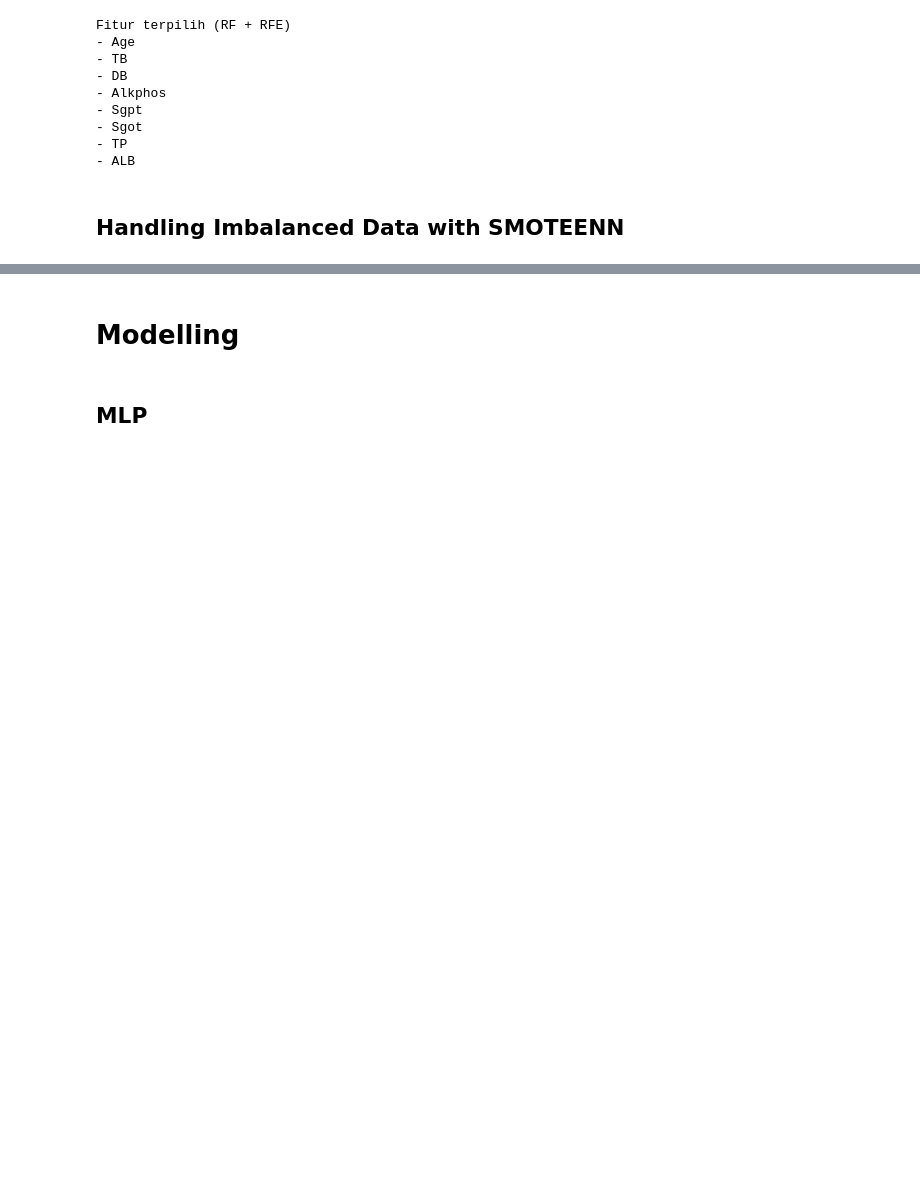
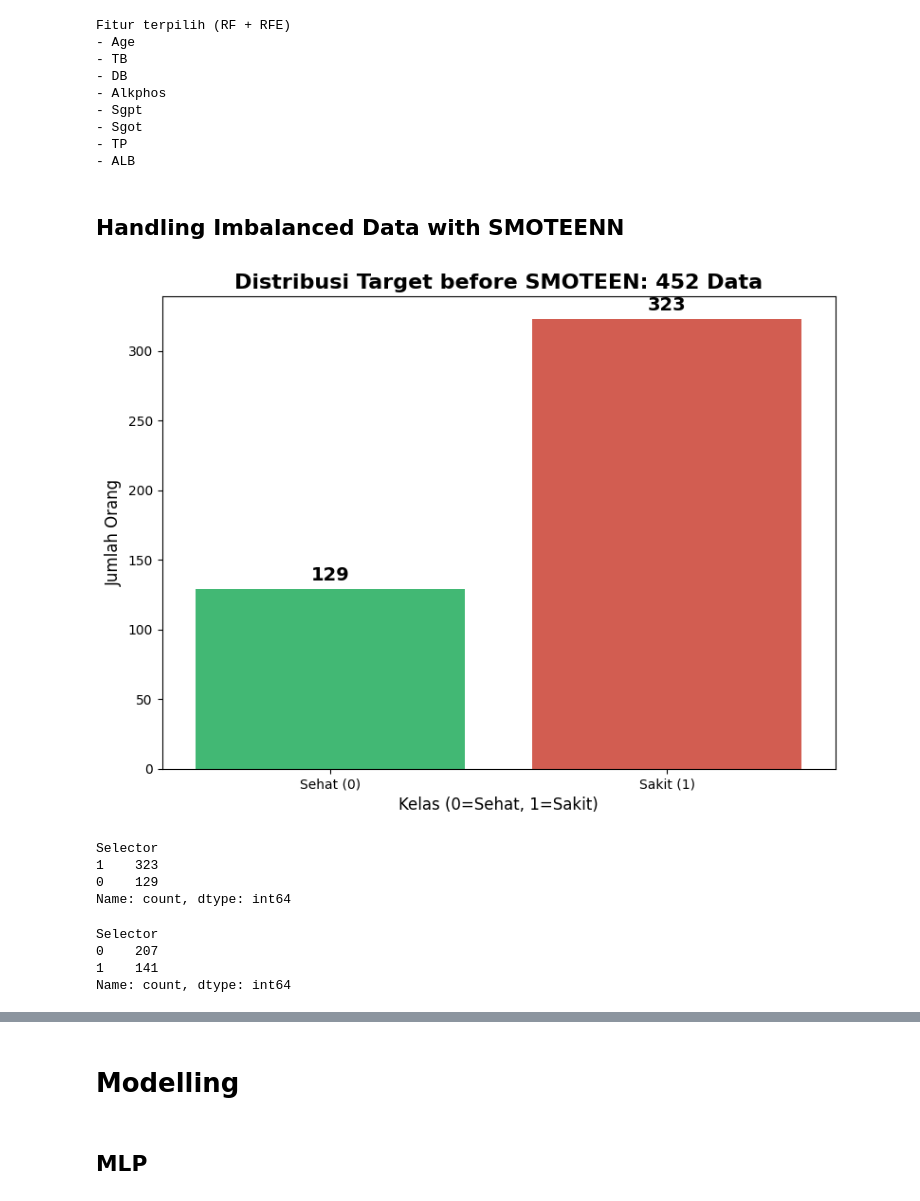
Before and after one commit to farizarvin/liver-disease-analysis, a Jupyter notebook: notebook.ipynb, the cells around one changed output, grey strips where cells are left out. Drawn from its saved outputs; the diff is of its cells as text; code cells hidden in the pictures; blank space fills up the shorter version.

Commit message:
visualisasi effect smoteen

```diff
--- a/notebook.ipynb
+++ b/notebook.ipynb
@@ -235,6 +235,45 @@ X_train_selected = X_train_scaled[selected_features_rf]
 X_test_selected = X_test_scaled[selected_features_rf]
 # %% [markdown]
 ## Handling Imbalanced Data with SMOTEENN
+# %%
+counts = y_train.value_counts().sort_index()
+labels = [f'Sehat (0)', f'Sakit (1)']
+colors = ['#2ecc71', '#e74c3c']
+plt.figure(figsize=(8, 6))
+
+# BAR CHART
+ax = sns.barplot(x=counts.index, y=counts.values, palette=colors)
+
+# Judul & Label
+plt.title(f"Distribusi Target before SMOTEEN: {len(y_train)} Data", fontsize=16, fontweight='bold')
+plt.xlabel("Kelas (0=Sehat, 1=Sakit)", fontsize=12)
+plt.ylabel("Jumlah Orang", fontsize=12)
+plt.xticks(ticks=[0, 1], labels=labels)
+
+# Tambahkan Angka di Atas Batang
+for i, v in enumerate(counts.values):
+    ax.text(i, v + (max(counts.values)*0.01), f"{v:,}",
+            ha='center', va='bottom', fontweight='bold', fontsize=14)
+
+# Tampilkan
+plt.tight_layout()
+plt.show()
+# %% [output]
+[figure, added]
+# %%
+y_train.value_counts()
+# %% [output]
+Selector
+1    323
+0    129
+Name: count, dtype: int64
 # %%
 smote_enn = SMOTEENN(random_state=42)
 X_res_clean, y_res_clean = smote_enn.fit_resample(X_train_selected, y_train)
+# %%
+y_res_clean.value_counts()
+# %% [output]
+Selector
+0    207
+1    141
+Name: count, dtype: int64
```
Also changed, not shown: parts of 1 cell of this notebook, 3 other files.
